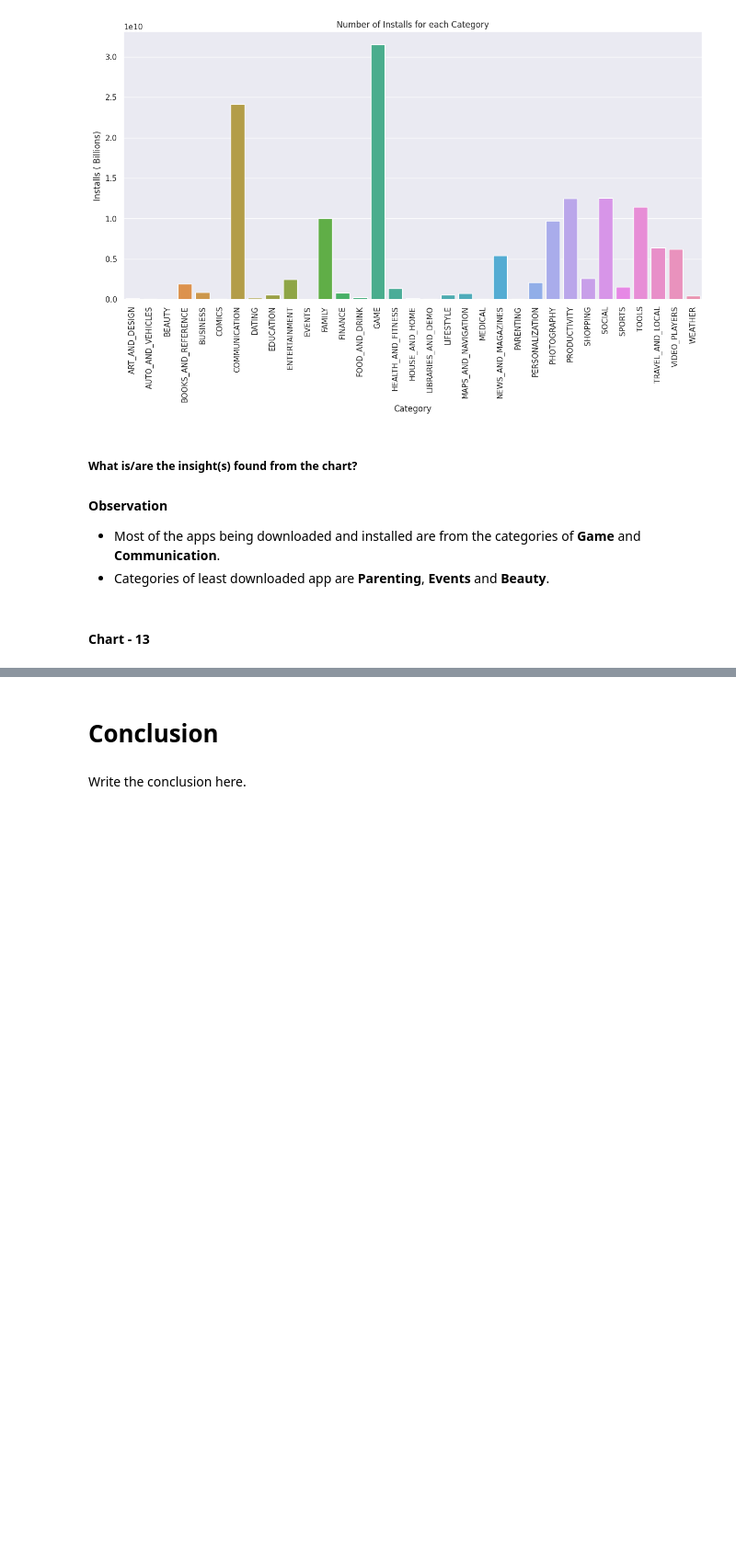
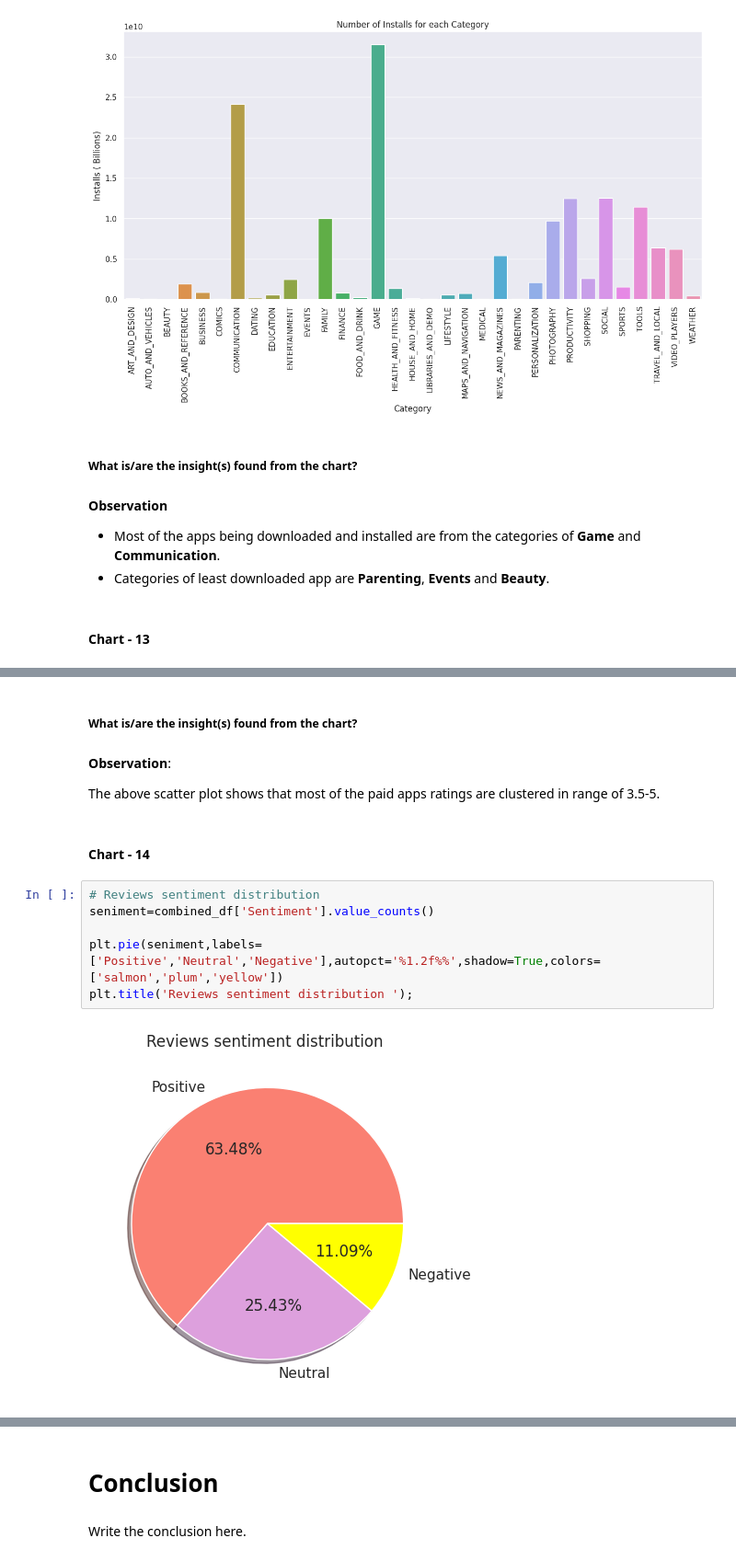
Before and after one commit to Aman811630/-EDA-on-Play-Store-App-Reviews-Data-Sets, a Jupyter notebook: Aman_Singh_EDA_on_Play_Store_App_Review_Dataset_.ipynb, the cells around one changed output, grey strips where cells are left out. Shown at 92% size. Cells and saved outputs as stored; diff of their text form; blank space fills up the shorter version.

```diff
--- a/Aman_Singh_EDA_on_Play_Store_App_Review_Dataset_.ipynb
+++ b/Aman_Singh_EDA_on_Play_Store_App_Review_Dataset_.ipynb
@@ -950,0 +904,16 @@ Answer Here.
+# %% [markdown]
+#####  What is/are the insight(s) found from the chart?
+# %% [markdown]
+**Observation**:
+
+The above scatter plot shows that most of the paid apps ratings are clustered in range of 3.5-5.
+# %% [markdown]
+#### Chart - 14
+# %%
+# Reviews sentiment distribution
+seniment=combined_df['Sentiment'].value_counts()
+
+plt.pie(seniment,labels=['Positive','Neutral','Negative'],autopct='%1.2f%%',shadow=True,colors=['salmon','plum','yellow'])
+plt.title('Reviews sentiment distribution ');
+# %% [output]
+[figure, added]
```
Also changed, not shown: parts of 37 cells of this notebook.
